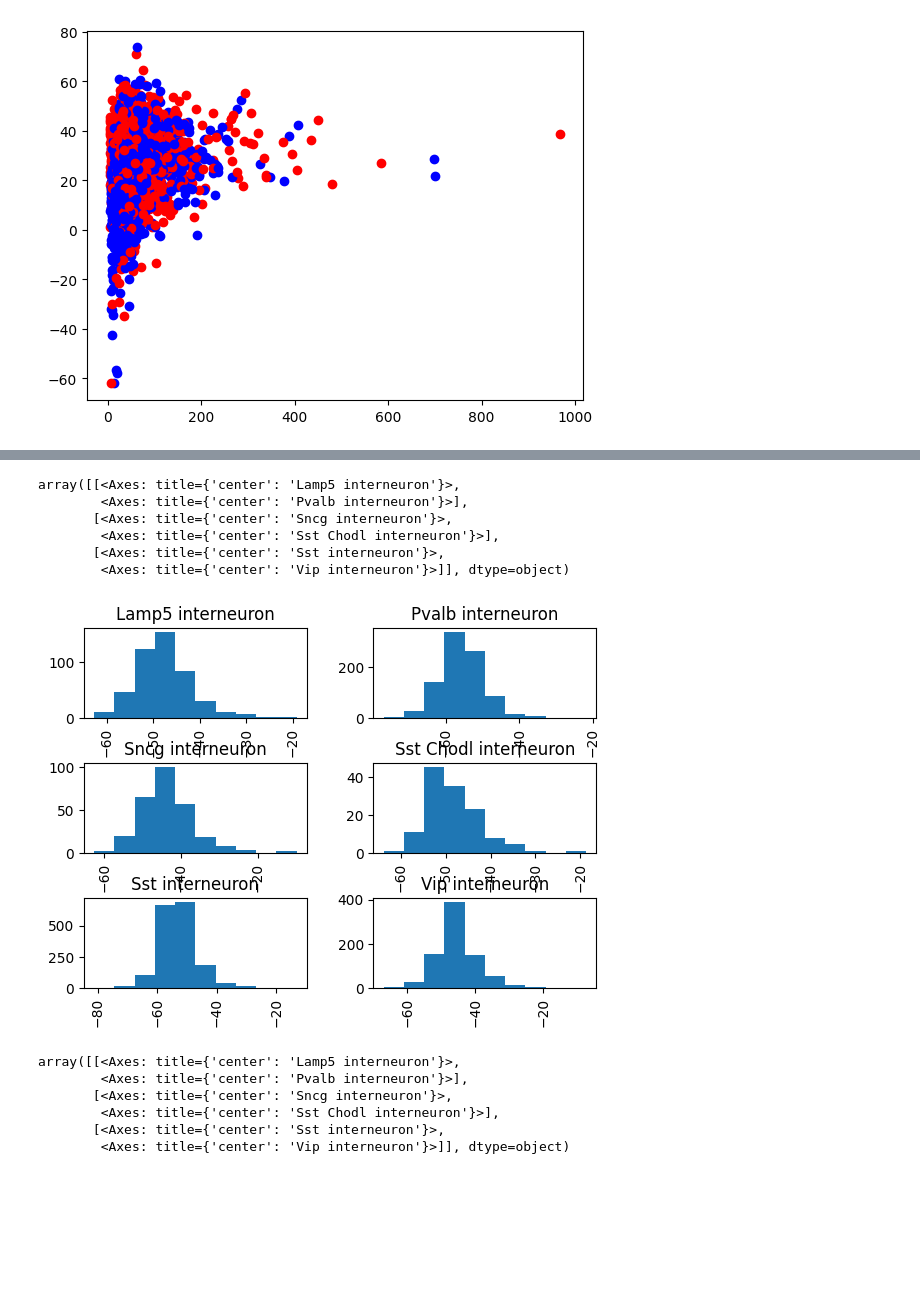
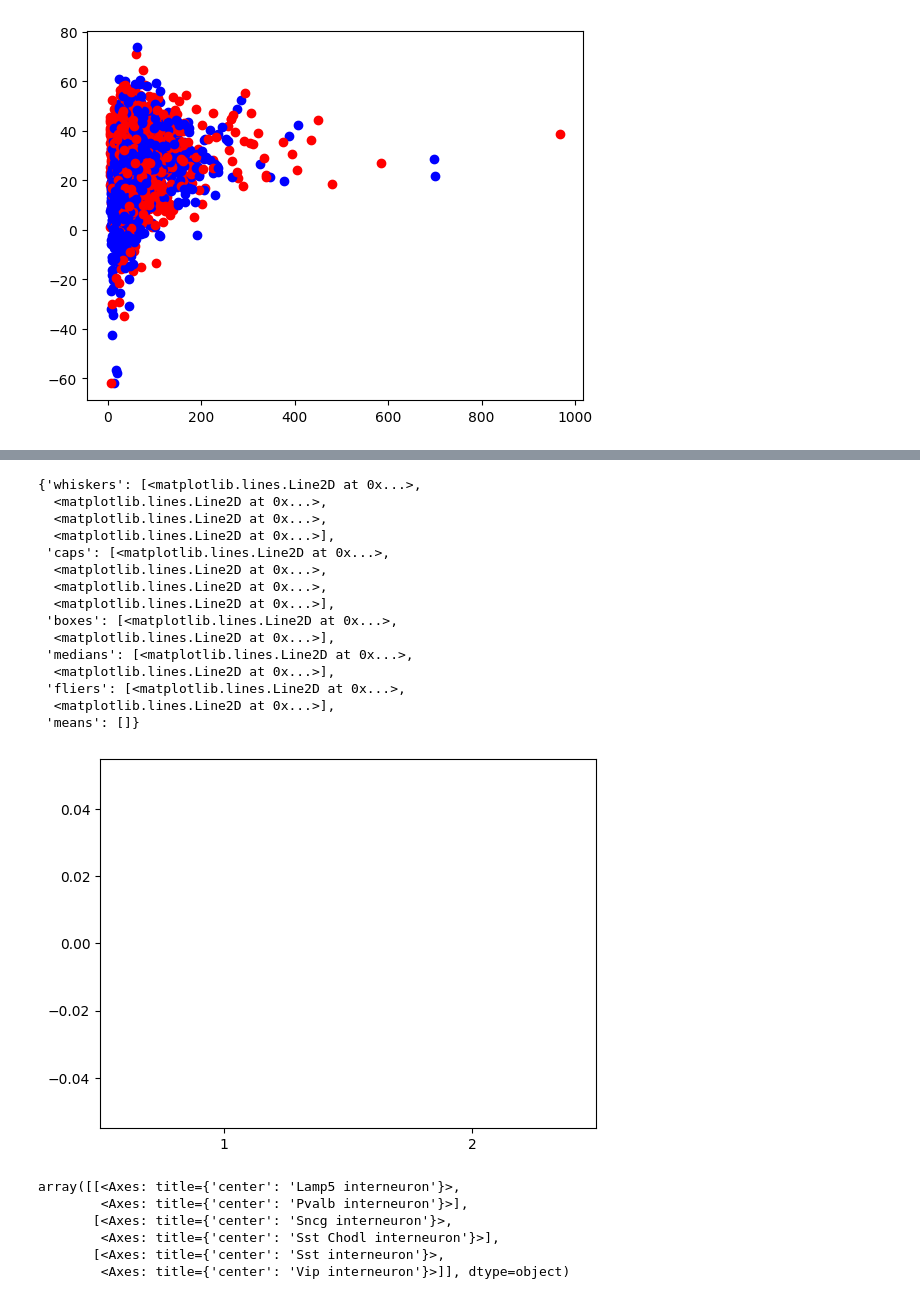
Before and after one commit to ChelseyCochrane/chelseys-repository, a Jupyter notebook: Final_Project.ipynb, the cells around one changed output, grey strips where cells are left out. Saved outputs shown, nothing was run; the diff lists cells and outputs as text; code cells hidden in the pictures; blank space fills up the shorter version.

```diff
--- a/Final_Project.ipynb
+++ b/Final_Project.ipynb
@@ -69,10 +64,24 @@ TypeError: ignored
-# %%
-patch_seq['Fast trough V (long square) (millivolts)'].hist(by = patch_seq['T type sub-class'])
-# %% [output]
-array([[<Axes: title={'center': 'Lamp5 interneuron'}>,
-        <Axes: title={'center': 'Pvalb interneuron'}>],
-       [<Axes: title={'center': 'Sncg interneuron'}>,
-        <Axes: title={'center': 'Sst Chodl interneuron'}>],
-       [<Axes: title={'center': 'Sst interneuron'}>,
-        <Axes: title={'center': 'Vip interneuron'}>]], dtype=object)
-[figure, removed]
+# %%
+MGE_interneuron = patch_seq[patch_seq['T type class'] == 'MGE interneuron']
+CGE_interneuron = patch_seq[patch_seq['T type class'] == 'CGE interneuron']
+MGE_interneuron_ft = MGE_interneuron['Avg ISI']
+CGE_interneuron_ft = CGE_interneuron['Avg ISI']
+data = [MGE_interneuron_ft.tolist(), CGE_interneuron_ft.tolist()]
+plt.boxplot(data)
+# %% [output]
+{'whiskers': [<matplotlib.lines.Line2D at 0x...>,
+  <matplotlib.lines.Line2D at 0x...>,
+  <matplotlib.lines.Line2D at 0x...>,
+  <matplotlib.lines.Line2D at 0x...>],
+ 'caps': [<matplotlib.lines.Line2D at 0x...>,
+  <matplotlib.lines.Line2D at 0x...>,
+  <matplotlib.lines.Line2D at 0x...>,
+  <matplotlib.lines.Line2D at 0x...>],
+ 'boxes': [<matplotlib.lines.Line2D at 0x...>,
+  <matplotlib.lines.Line2D at 0x...>],
+ 'medians': [<matplotlib.lines.Line2D at 0x...>,
+  <matplotlib.lines.Line2D at 0x...>],
+ 'fliers': [<matplotlib.lines.Line2D at 0x...>,
+  <matplotlib.lines.Line2D at 0x...>],
+ 'means': []}
+[figure, added]
```
Also changed, not shown: parts of 2 cells of this notebook.
